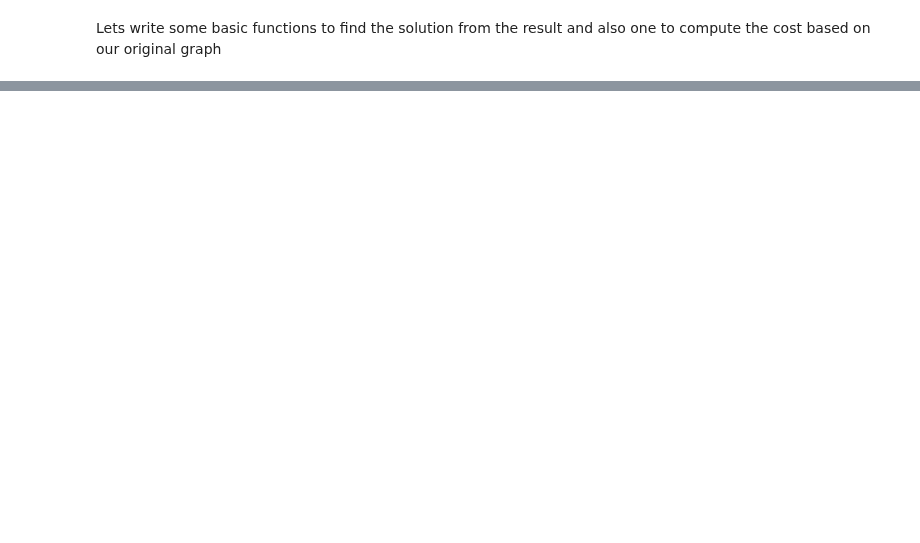
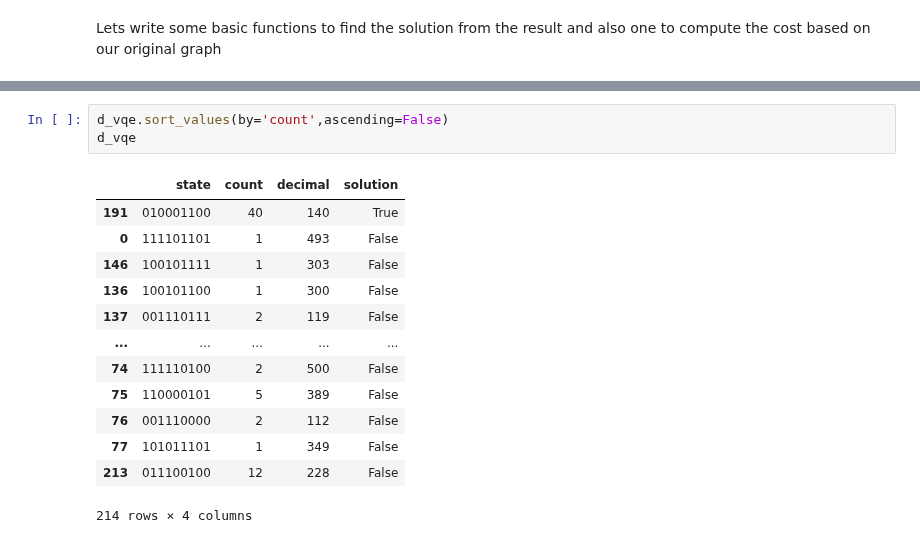
Before and after one commit to vivekkatial/HAQC, a Jupyter notebook: notebooks/05-converging-solution-for-tsp.ipynb, the cells around one changed output, grey strips where cells are left out. Saved outputs shown, nothing was run; the diff lists cells and outputs as text; blank space fills up the shorter version.

```diff
--- a/notebooks/05-converging-solution-for-tsp.ipynb
+++ b/notebooks/05-converging-solution-for-tsp.ipynb
@@ -279,0 +343,17 @@ print(qiskit.__version__)
+# %%
+d_vqe.sort_values(by='count',ascending=False)
+d_vqe
+# %% [output]
+|  | state | count | decimal | solution |
+| 191 | 010001100 | 40 | 140 | True |
+| 0 | 111101101 | 1 | 493 | False |
+| 146 | 100101111 | 1 | 303 | False |
+| 136 | 100101100 | 1 | 300 | False |
+| 137 | 001110111 | 2 | 119 | False |
+| ... | ... | ... | ... | ... |
+| 74 | 111110100 | 2 | 500 | False |
+| 75 | 110000101 | 5 | 389 | False |
+| 76 | 001110000 | 2 | 112 | False |
+| 77 | 101011101 | 1 | 349 | False |
+| 213 | 011100100 | 12 | 228 | False |
+214 rows × 4 columns
```
Also changed, not shown: parts of 49 cells of this notebook, 17 other files.
